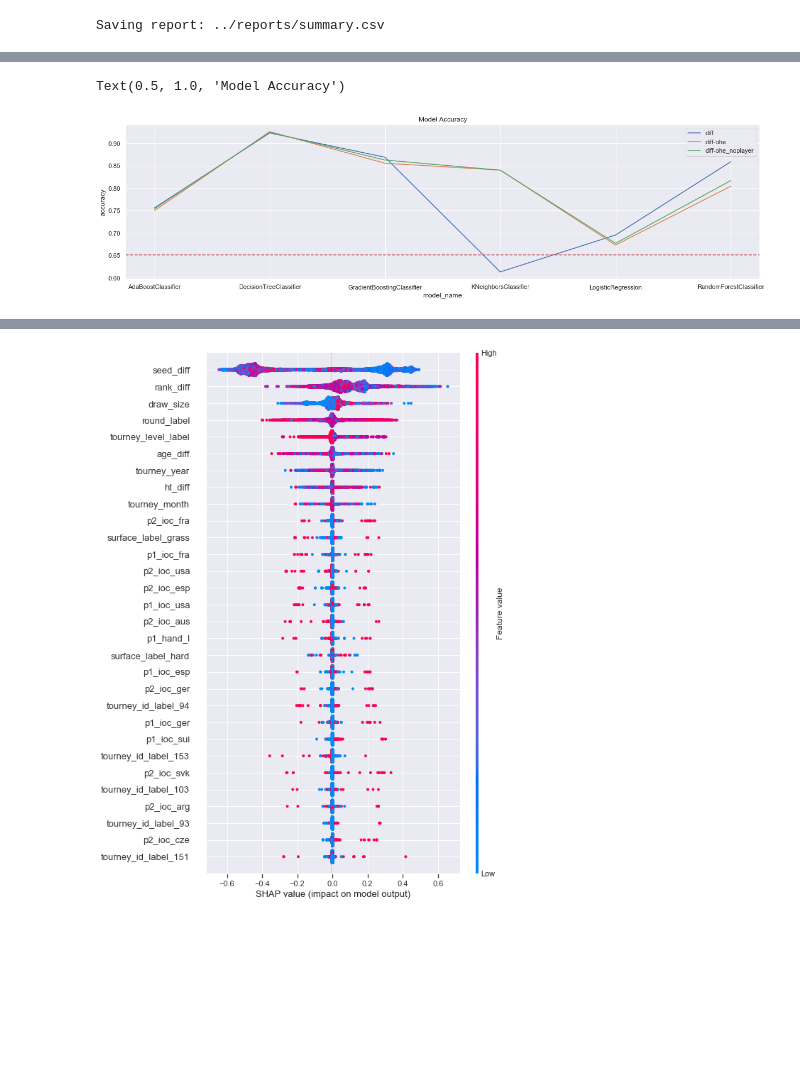
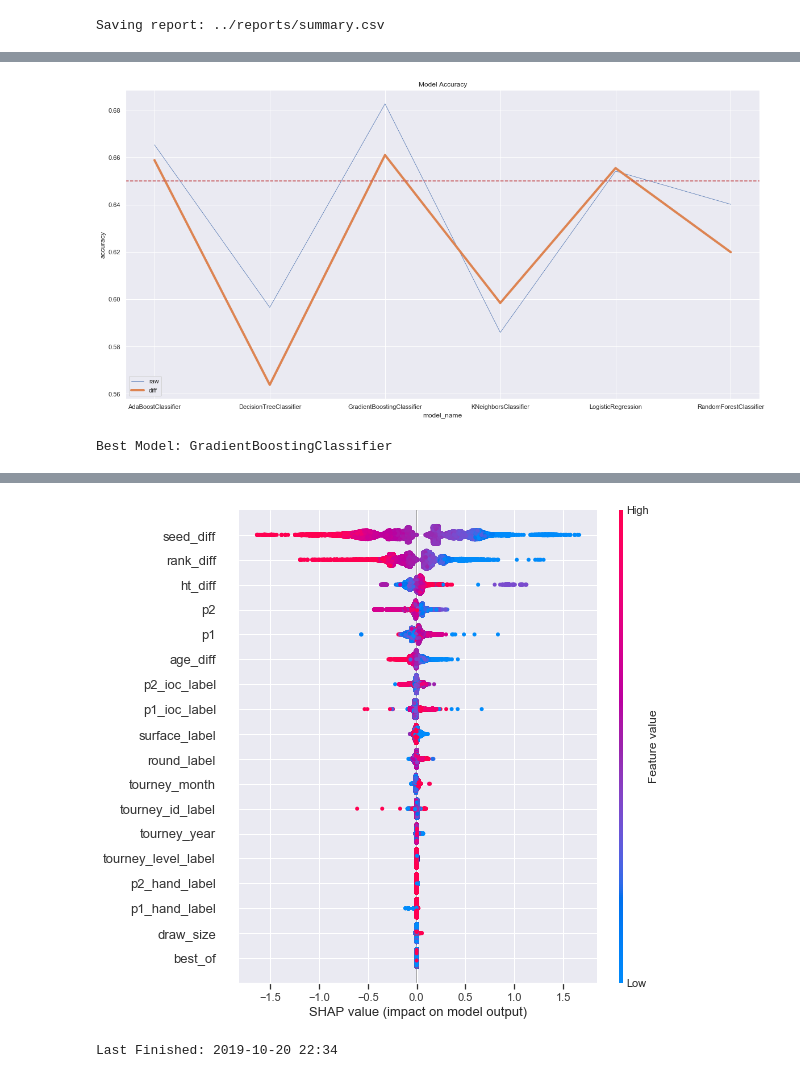
Before and after one commit to sv650s/atp-tennis-predictions, a Jupyter notebook: notebooks/5.1.0-atp_diff.ipynb, the cells around one changed output, grey strips where cells are left out. Drawn from its saved outputs; the diff is of its cells as text; code cells hidden in the pictures; blank space fills up the shorter version.

```diff
--- a/notebooks/5.2-atp_diff-ohe_noplayer.ipynb
+++ b/notebooks/5.1.0-atp_diff.ipynb
@@ -66,21 +42,21 @@ if module_path not in sys.path:
     sys.path.append(module_path)
 
 from util import jupyter_util as ju
-from util.model_util import ModelWrapper, REPORT_FILE, RSTATE, N_JOBS, MAX_ITER, LABEL_COL
+from util.model_util import ModelWrapper, LABEL_COL, RSTATE, N_JOBS, MAX_ITER
 
 %matplotlib inline
 sns.set()
 
 
 # date
-DATE_FORMAT = '%Y-%m-%d'
+DATE_FORMAT = '%Y-%m-%d %H:%m'
 DATE = datetime.now().strftime(DATE_FORMAT)
 
-DESCRIPTION = "diff-ohe_noplayer"
+DESCRIPTION = "diff"
 
 
 # update this
-FEATURE_FILE = f'../datasets/atp_matches_1985-2019_features-diff-ohe.csv'
+FEATURE_FILE = f'../datasets/atp_matches_1985-2019_features-{DESCRIPTION}.csv'
 
 START_YEAR = 1998
 END_YEAR = 2018
@@ -91,9 +64,0 @@ Let's remove one hot encoded player columns
-# %%
-import re
-
-player_columns = [col for col in X_train.columns if re.match(r'(p1|p2)_[\d]+$', col)]
-print(f'Before: X_train.shape {X_train.shape} X_test.shape {X_test.shape}')
-X_train = X_train.drop(player_columns, axis=1)
-X_test = X_test.drop(player_columns, axis=1)
-
-print(f'After: X_train.shape {X_train.shape} X_test.shape {X_test.shape}')
@@ -401,5 +340,5 @@ Saving report: ../reports/summary.csv
 # %%
-report = pd.read_csv(REPORT_FILE)
-report.tail(5)
+report = pd.read_csv(ab.report_file)
+report[report.description == DESCRIPTION]
 # %% [output]
 |  | model_name | description | data_file | start_year | end_year | accuracy | roc_auc_score | confusion_matrix | ... |
@@ -411,21 +351,28 @@ report.tail(5)
 # %%
-f, a = plt.subplots(1, 1, figsize=(20, 5))
+f, a = plt.subplots(1, 1, figsize=(20, 10))
 
 descs = report.description.unique()
 
 for desc in descs:
     report_desc = report[report.description == desc]
-    sns.lineplot(x="model_name", y="accuracy", data=report_desc, label=desc)
+    if desc == DESCRIPTION:
+        sns.lineplot(x="model_name", y="accuracy", data=report_desc, label=desc, linewidth=4)
+    else:
+        sns.lineplot(x="model_name", y="accuracy", data=report_desc, label=desc, linewidth=0.75)
 
 a.axhline(0.65, ls='--', color='r')
 a.set_title(f"Model Accuracy")
+_ = a.legend(loc="lower left")
 # %% [output]
-Text(0.5, 1.0, 'Model Accuracy')
-[figure, old version]
+[figure, new version]
 # %%
-current_report = report[(report.model_name == 'DecisionTreeClassifier') &
+best_model = report.loc[report[report.description == DESCRIPTION].accuracy.idxmax()].model_name
+print(f'Best Model: {best_model}')
+current_report = report[(report.model_name == best_model) &
                                   (report.description == DESCRIPTION)]
 mw = ModelWrapper.get_model_wrapper_from_report(current_report)
+# %% [output]
+Best Model: GradientBoostingClassifier
 # %%
 import shap
 
@@ -436,6 +383,10 @@ shap_values = explainer.shap_values(X_test.values)
 # %% [output]
 [interactive output not drawn]
 # %%
-shap.summary_plot(shap_values[1], X_test, max_display=30)
+shap.summary_plot(shap_values, X_test, max_display=30)
 # %% [output]
-[figure, old version]
+[figure, new version]
+# %%
+print(f'Last Finished: {datetime.now().strftime("%Y-%m-%d %H:%M")}')
+# %% [output]
+Last Finished: 2019-10-20 22:34
```
Also changed, not shown: parts of 16 cells of this notebook, 31 other files.
